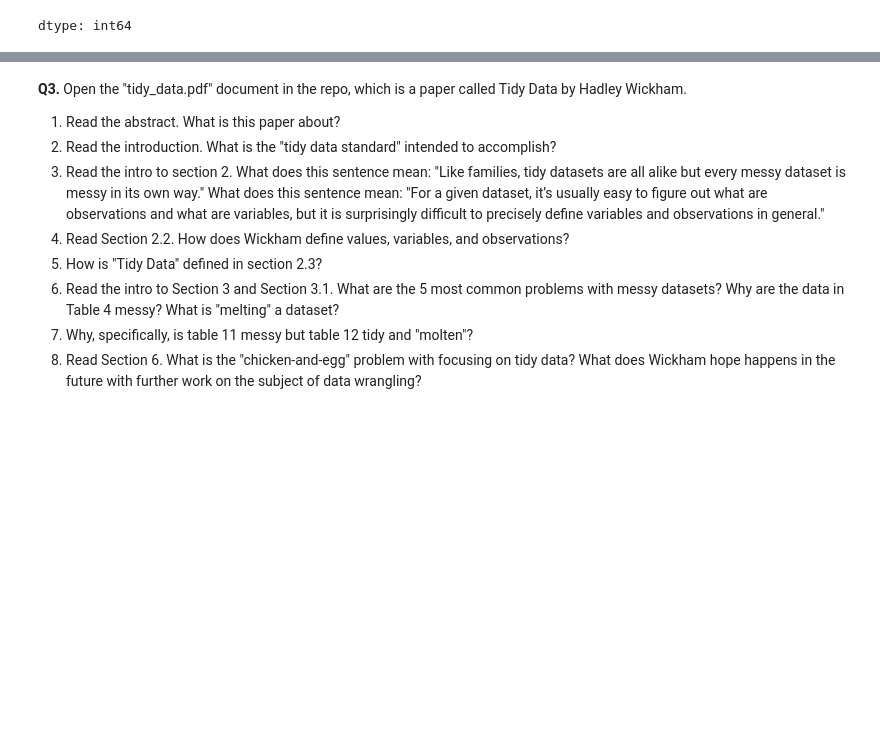
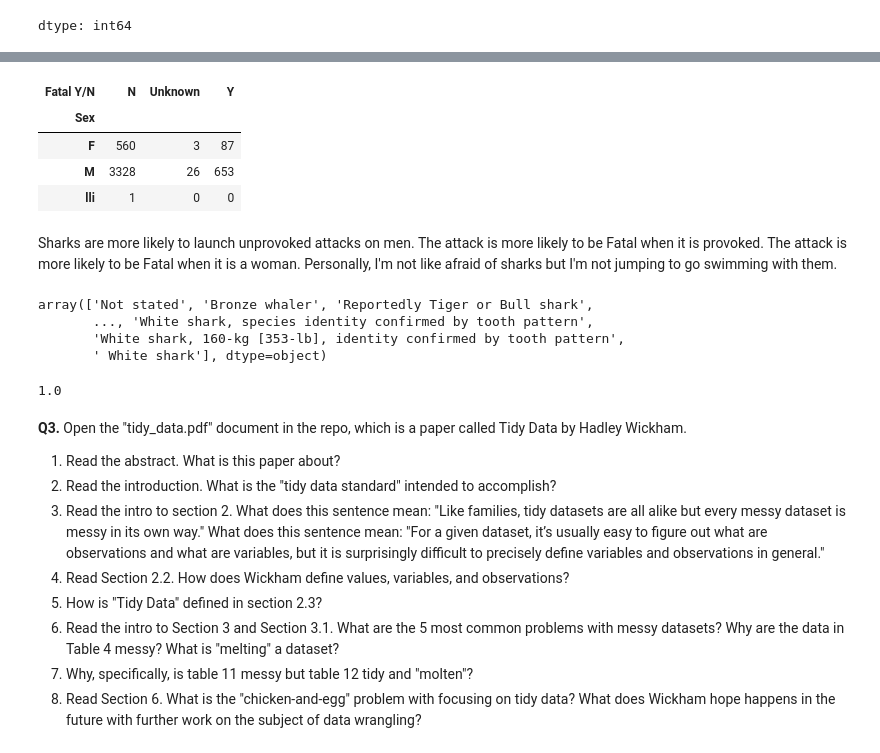
Before and after one commit to aileenkent/wrangling, a Jupyter notebook: assignment/assignment.ipynb, the cells around one changed output, grey strips where cells are left out. Drawn from its saved outputs; the diff is of its cells as text; code cells hidden in the pictures; blank space fills up the shorter version.

```diff
--- a/assignment/assignment.ipynb
+++ b/assignment/assignment.ipynb
@@ -481,0 +498,20 @@ dtype: int64
+# %%
+pd.crosstab(shark_data['Sex'], shark_data['Fatal Y/N'])
+# %% [output]
+| Fatal Y/N | N | Unknown | Y |
+| Sex |  |  |  |
+| F | 560 | 3 | 87 |
+| M | 3328 | 26 | 653 |
+| lli | 1 | 0 | 0 |
+# %% [markdown]
+Sharks are more likely to launch unprovoked attacks on men.
+The attack is more likely to be Fatal when it is provoked.
+The attack is more likely to be Fatal when it is a woman.
+Personally, I'm not like afraid of sharks but I'm not jumping to go swimming with them.
+# %%
+shark_data['Species '].unique()
+# %% [output]
+array(['Not stated', 'Bronze whaler', 'Reportedly Tiger or Bull shark',
+       ..., 'White shark, species identity confirmed by tooth pattern',
+       'White shark, 160-kg [353-lb], identity confirmed by tooth pattern',
+       ' White shark'], dtype=object)
@@ -482,3 +521,7 @@ dtype: int64
+# %%
+len(white_shark)/len(shark_data['Species'])
+# %% [output]
+1.0
 # %% [markdown]
 **Q3.** Open the "tidy_data.pdf" document in the repo, which is a paper called Tidy Data by Hadley Wickham.
 
```
Also changed, not shown: parts of 3 cells of this notebook.
